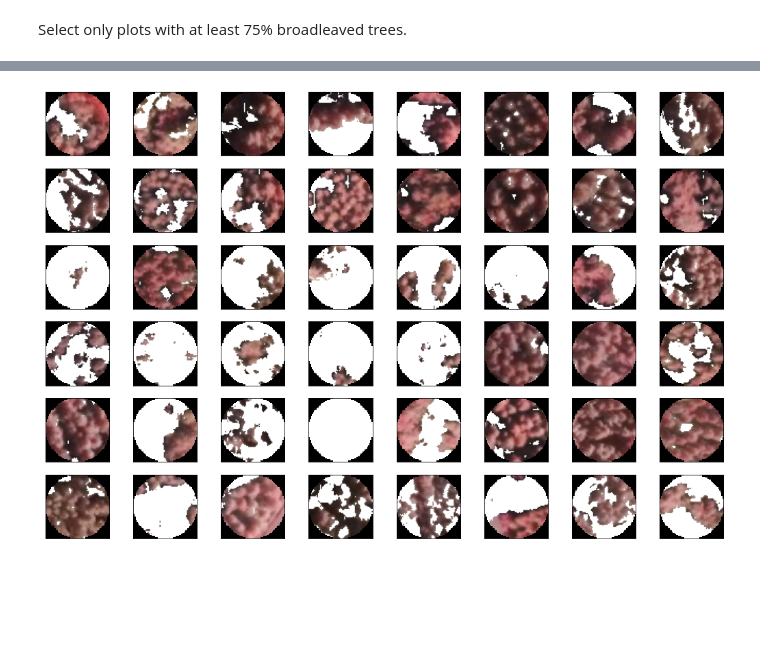
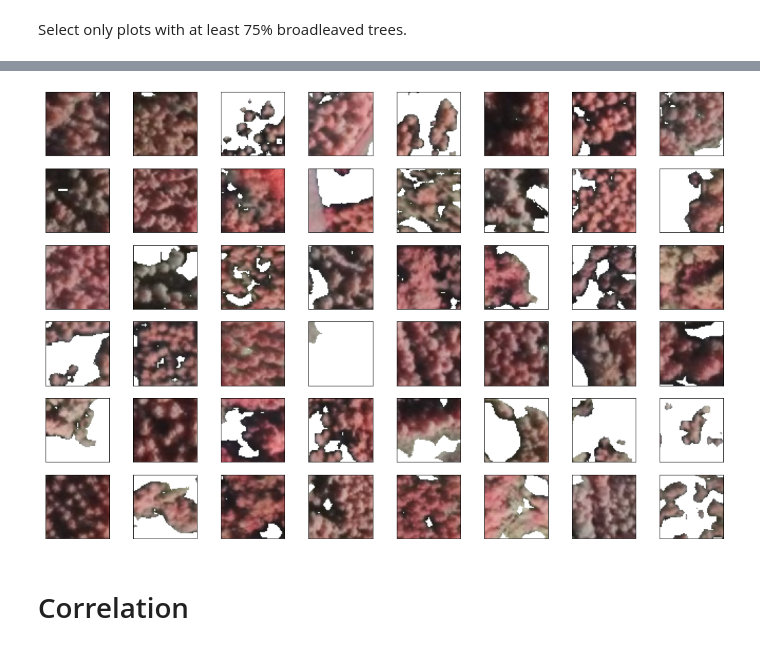
Before and after one commit to mayrajeo/enveco, a Jupyter notebook: examples/Check NDVI values for plots.ipynb, the cells around one changed output, grey strips where cells are left out. Saved outputs shown, nothing was run; the diff lists cells and outputs as text; code cells hidden in the pictures; blank space fills up the shorter version.

```diff
--- a/examples/Check NDVI values for plots.ipynb
+++ b/examples/Check NDVI values for plots.ipynb
@@ -5,0 +126,6 @@ from enveco.data.image import *
+# %%
+tempim = np.zeros((61,61,1))
+R = np.ma.masked_where(vals[0] < 1.3, imvals[0])/255
+G = np.ma.masked_where(vals[0] < 1.3, imvals[1])/255
+B = np.ma.masked_where(vals[0] < 1.3, imvals[2])/255
+plt.imshow(np.dstack((R,G,B)))
@@ -20,13 +182,15 @@ train['lp_maj'] = train.apply(lambda row: find_lp_maj(row), axis=1)
 # %%
-lp_images = [mask_plot_from_image(open_geotiff(data_path/f'AV_tif/{f}.tif'))
+lp_images = [open_geotiff(data_path/f'AV_tif/{f}.tif')
             for f in train[train.lp_maj == 1].sampleplotid.values]
 # %%
 import random
-testims = lp_images#random.sample(lp_images, 48)
+testims = random.sample(lp_images, 48)
 fig, axs = plt.subplots(6,8, figsize=(18,12))
 
 for i, a in enumerate(axs.flatten()):
     a.set_xticks([])
     a.set_yticks([])
     im = a.imshow(testims[i].swapaxes(0,2).swapaxes(0,1))
+    a.set_title(f'{train[train.lp_maj == 1].iloc[i].v_lp} ({train[train.lp_maj == 1].iloc[i].v})\n{train[train.lp_maj==1].iloc[i].h}')
+plt.tight_layout()
 # %% [output]
@@ -34,10 +198,11 @@ for i, a in enumerate(axs.flatten()):
 # %%
 fig, axs = plt.subplots(6,8, figsize=(18,12))
-ndvi_ims = [calc_normalized_spectral_index(testim, 0, 1) for testim in testims]
+ndvi_ims = [calc_normalized_spectral_index(testim.astype(np.float32), 0, 1) for testim in testims]
 for i, a in enumerate(axs.flatten()):
     a.set_xticks([])
     a.set_yticks([])
-    im = a.imshow(ndvi_ims[i], vmin=-1, vmax=1, cmap='RdYlGn_r')
+    im = a.imshow(ndvi_ims[i], vmin=-1, vmax=1, cmap='RdYlGn')
+    a.set_title(f'{train[train.lp_maj == 1].iloc[i].v_lp} ({train[train.lp_maj == 1].iloc[i].v})')
 
 fig.colorbar(im, ax=axs.ravel().tolist())
 plt.show()
@@ -46,11 +211,13 @@ plt.show()
 # %%
 fig, axs = plt.subplots(6,8, figsize=(18,12))
-ndvi_tresh = 0.1
+ndvi_tresh = 0.0
 for i, a in enumerate(axs.flatten()):
     a.set_xticks([])
     a.set_yticks([])
     tempim = testims[i].copy()
-    tempim[:,ndvi_ims[i] < ndvi_tresh] = 1
+    tempim[:,ndvi_ims[i] <= ndvi_tresh] = 1
     im = a.imshow(tempim.swapaxes(0,2).swapaxes(0,1))
 # %% [output]
-[figure, old version]
+[figure, new version]
+# %% [markdown]
+# Correlation
```
Also changed, not shown: parts of 37 cells of this notebook, 55 other files.
